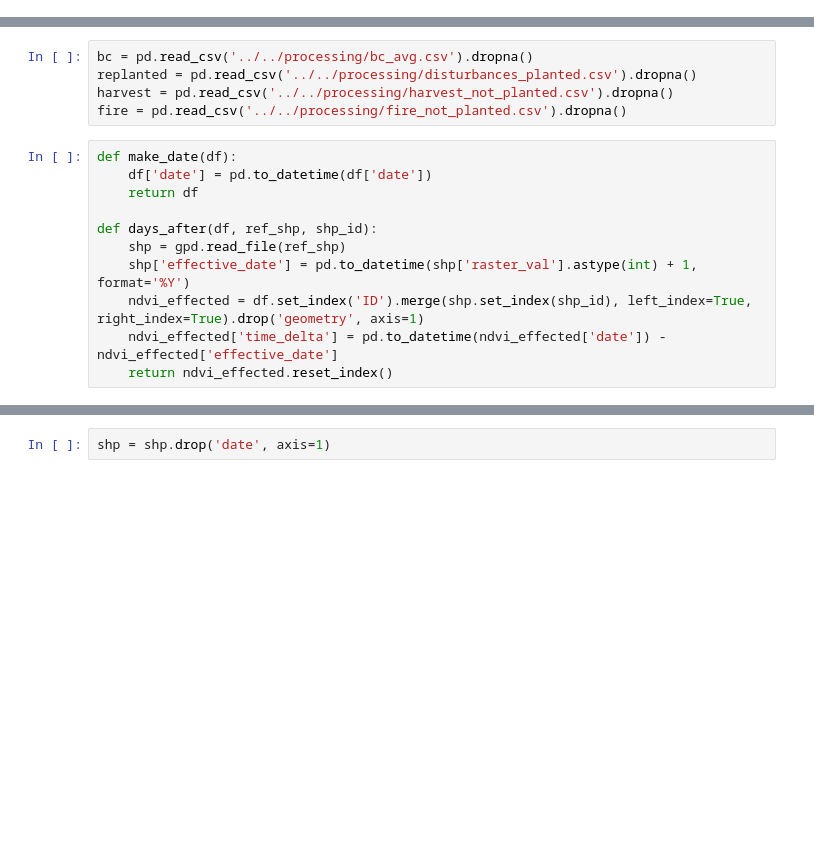
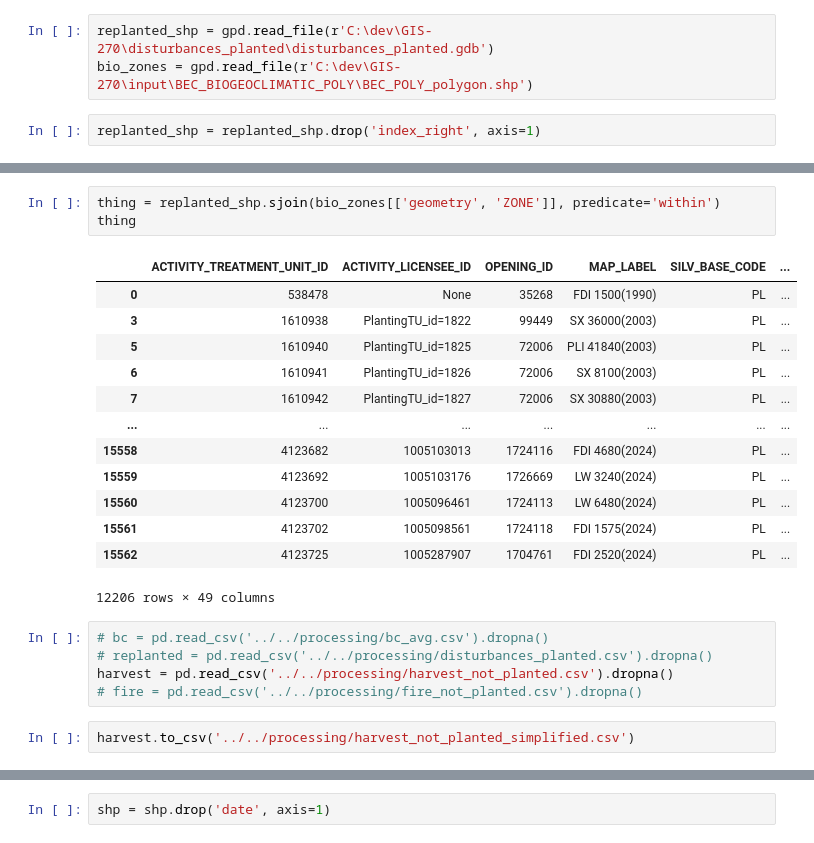
Before and after one commit to josephbuckingham/GIS-270, a Jupyter notebook: python_notebooks/n_day_after_analysis/n_day_after_analysis.ipynb, the cells around one changed output, grey strips where cells are left out. Drawn from its saved outputs; the diff is of its cells as text; blank space fills up the shorter version.

```diff
--- a/python_notebooks/n_day_after_analysis/n_day_after_analysis.ipynb
+++ b/python_notebooks/n_day_after_analysis/n_day_after_analysis.ipynb
@@ -4,0 +6,5 @@ import numpy as np
+# %%
+replanted_shp = gpd.read_file(r'C:\dev\GIS-270\disturbances_planted\disturbances_planted.gdb')
+bio_zones = gpd.read_file(r'C:\dev\GIS-270\input\BEC_BIOGEOCLIMATIC_POLY\BEC_POLY_polygon.shp')
+# %%
+replanted_shp = replanted_shp.drop('index_right', axis=1)
@@ -5,16 +33,24 @@ import numpy as np
+# %%
+thing = replanted_shp.sjoin(bio_zones[['geometry', 'ZONE']], predicate='within')
+thing
+# %% [output]
+|  | ACTIVITY_TREATMENT_UNIT_ID | ACTIVITY_LICENSEE_ID | OPENING_ID | MAP_LABEL | SILV_BASE_CODE | ... |
+| 0 | 538478 | None | 35268 | FDI 1500(1990) | PL | ... |
+| 3 | 1610938 | PlantingTU_id=1822 | 99449 | SX 36000(2003) | PL | ... |
+| 5 | 1610940 | PlantingTU_id=1825 | 72006 | PLI 41840(2003) | PL | ... |
+| 6 | 1610941 | PlantingTU_id=1826 | 72006 | SX 8100(2003) | PL | ... |
+| 7 | 1610942 | PlantingTU_id=1827 | 72006 | SX 30880(2003) | PL | ... |
+| ... | ... | ... | ... | ... | ... | ... |
+| 15558 | 4123682 | 1005103013 | 1724116 | FDI 4680(2024) | PL | ... |
+| 15559 | 4123692 | 1005103176 | 1726669 | LW 3240(2024) | PL | ... |
+| 15560 | 4123700 | 1005096461 | 1724113 | LW 6480(2024) | PL | ... |
+| 15561 | 4123702 | 1005098561 | 1724118 | FDI 1575(2024) | PL | ... |
+| 15562 | 4123725 | 1005287907 | 1704761 | FDI 2520(2024) | PL | ... |
+12206 rows × 49 columns
 # %%
-bc = pd.read_csv('../../processing/bc_avg.csv').dropna()
-replanted = pd.read_csv('../../processing/disturbances_planted.csv').dropna()
+# bc = pd.read_csv('../../processing/bc_avg.csv').dropna()
+# replanted = pd.read_csv('../../processing/disturbances_planted.csv').dropna()
 harvest = pd.read_csv('../../processing/harvest_not_planted.csv').dropna()
-fire = pd.read_csv('../../processing/fire_not_planted.csv').dropna()
+# fire = pd.read_csv('../../processing/fire_not_planted.csv').dropna()
-# %%
-def make_date(df):
-    df['date'] = pd.to_datetime(df['date'])
-    return df
-
-def days_after(df, ref_shp, shp_id):
-    shp = gpd.read_file(ref_shp)
-    shp['effective_date'] = pd.to_datetime(shp['raster_val'].astype(int) + 1, format='%Y')
-    ndvi_effected = df.set_index('ID').merge(shp.set_index(shp_id), left_index=True, right_index=True).drop('geometry', axis=1)
-    ndvi_effected['time_delta'] = pd.to_datetime(ndvi_effected['date']) - ndvi_effected['effective_date']
-    return ndvi_effected.reset_index()
+# %%
+harvest.to_csv('../../processing/harvest_not_planted_simplified.csv')
```
Also changed, not shown: parts of 15 cells of this notebook, 2 other files.
